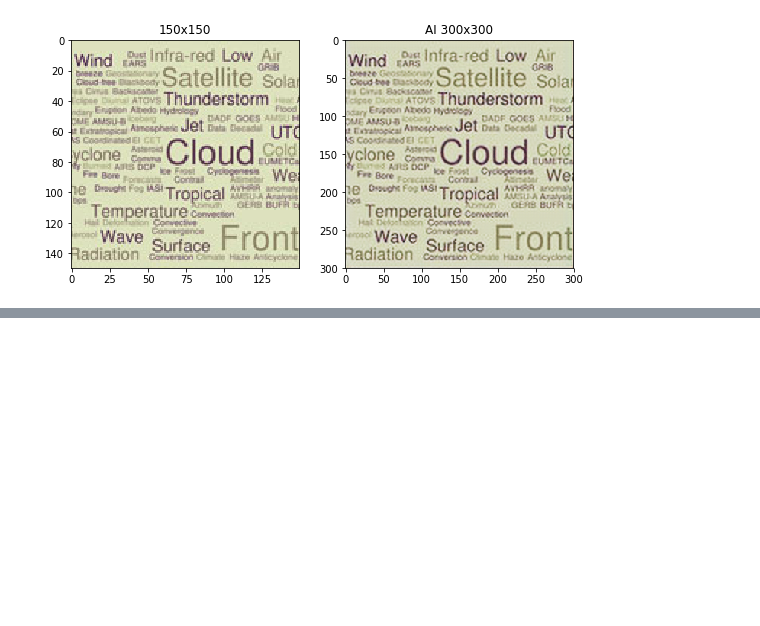
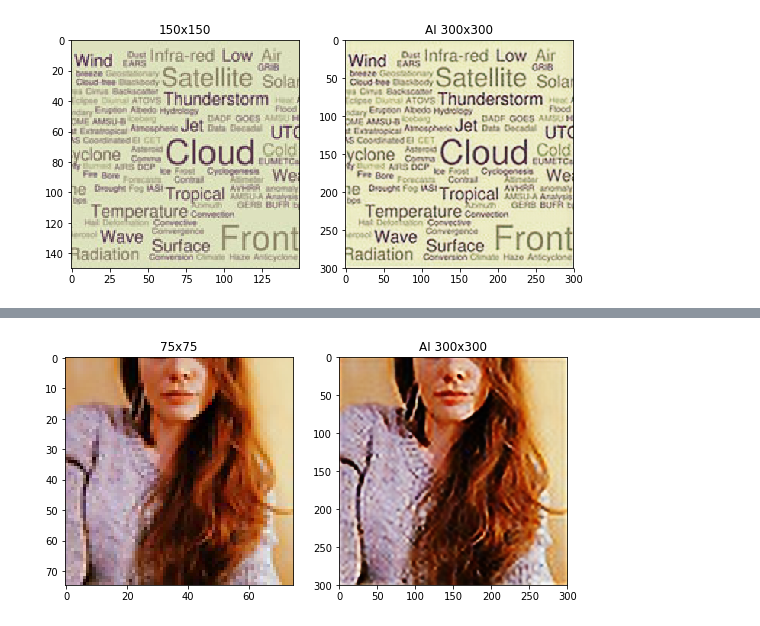
Before and after one commit to AlexDivivi/super-scaler, a Jupyter notebook: notebooks/#_Project-Evaluation.ipynb, the cells around one changed output, grey strips where cells are left out. Cells and saved outputs as stored; diff of their text form; code cells hidden in the pictures; blank space fills up the shorter version.

```diff
--- a/notebooks/#_Project-Evaluation.ipynb
+++ b/notebooks/#_Project-Evaluation.ipynb
@@ -82,0 +121,4 @@ plot_x2('TN_IMAGE_GLOSSARY.jpg')
+# %%
+plot_x4('bac1d91976301070b43205d24bf1b7dc.jpg')
+# %% [output]
+[figure, added]
```
Also changed, not shown: parts of 13 cells of this notebook.
